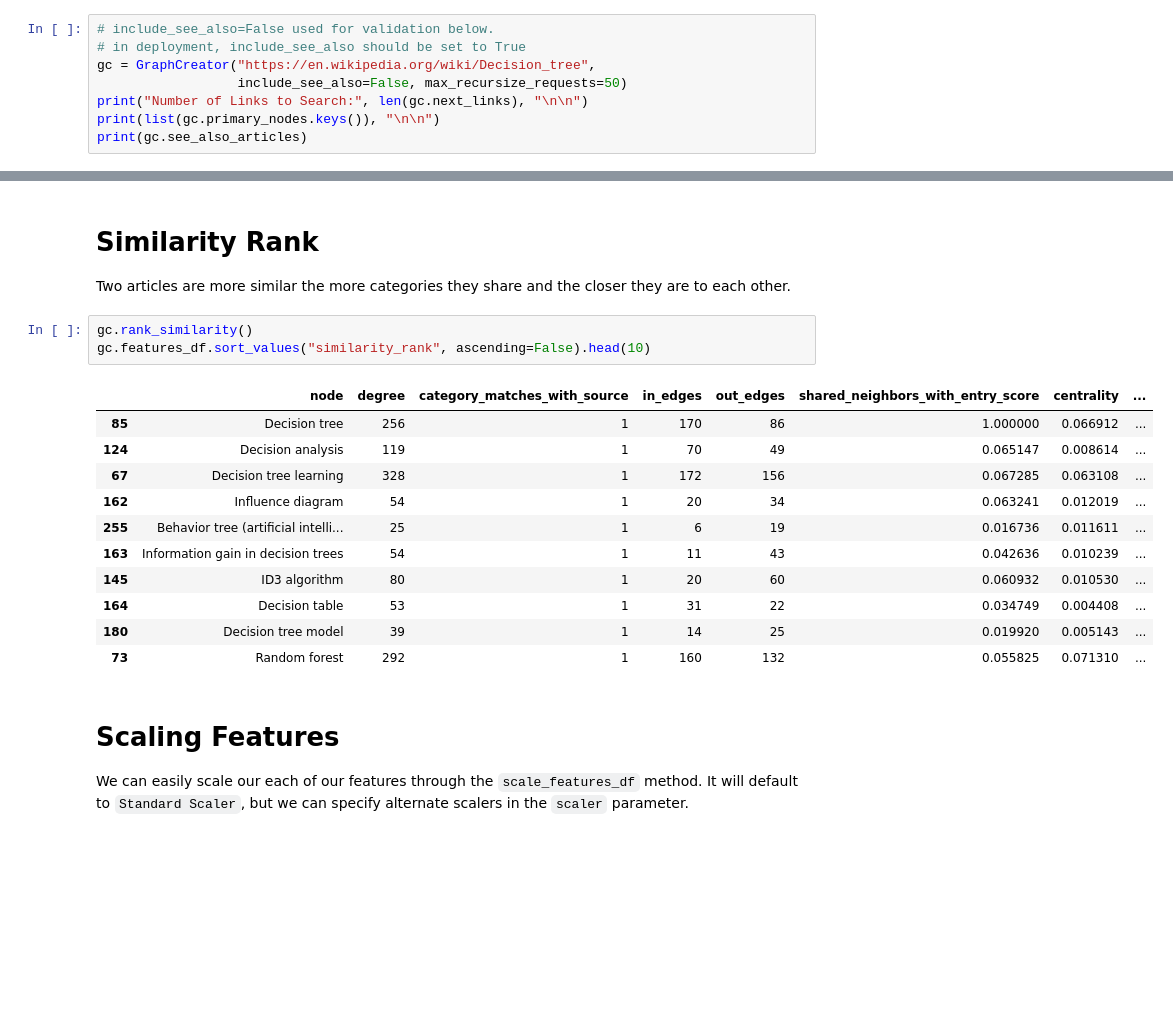
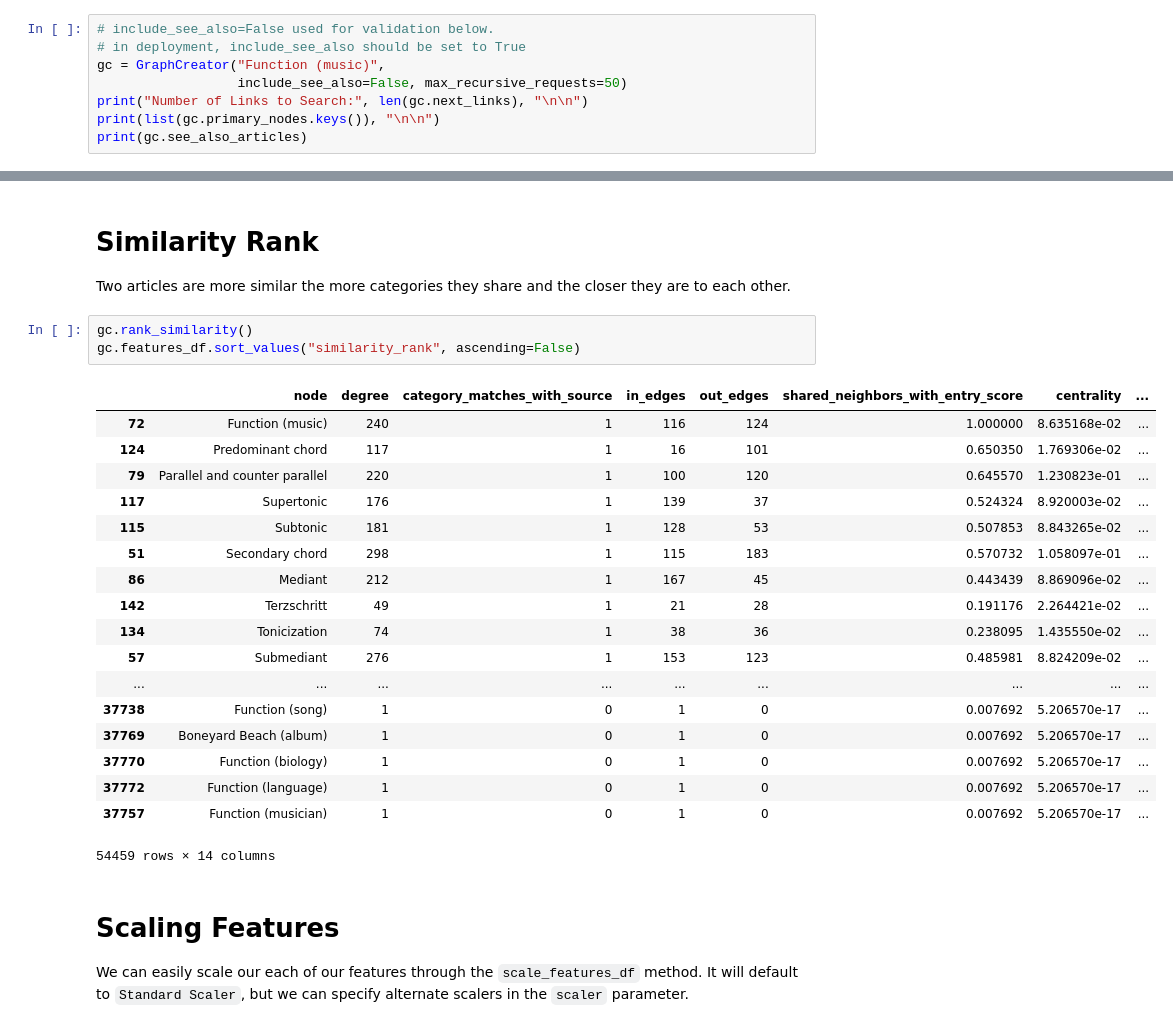
Before and after one commit to QED0711/wiki_learn, a Jupyter notebook: notebooks/GraphCreator.ipynb, the cells around one changed output, grey strips where cells are left out. Drawn from its saved outputs; the diff is of its cells as text; blank space fills up the shorter version.

```diff
--- a/notebooks/GraphCreator.ipynb
+++ b/notebooks/GraphCreator.ipynb
@@ -21,8 +21,8 @@ from evaluations import *
 # %%
 # include_see_also=False used for validation below.
 # in deployment, include_see_also should be set to True
-gc = GraphCreator("https://en.wikipedia.org/wiki/Decision_tree",
-                  include_see_also=False, max_recursize_requests=50)
+gc = GraphCreator("Function (music)",
+                  include_see_also=False, max_recursive_requests=50)
 print("Number of Links to Search:", len(gc.next_links), "\n\n")
 print(list(gc.primary_nodes.keys()), "\n\n")
 print(gc.see_also_articles)
@@ -74,19 +74,26 @@ features_df = gc.get_features_df(rank=False)
 Two articles are more similar the more categories they share and the closer they are to each other.
 # %%
 gc.rank_similarity()
-gc.features_df.sort_values("similarity_rank", ascending=False).head(10)
+gc.features_df.sort_values("similarity_rank", ascending=False)
 # %% [output]
 |  | node | degree | category_matches_with_source | in_edges | out_edges | shared_neighbors_with_entry_score | centrality | ... |
-| 85 | Decision tree | 256 | 1 | 170 | 86 | 1.000000 | 0.066912 | ... |
-| 124 | Decision analysis | 119 | 1 | 70 | 49 | 0.065147 | 0.008614 | ... |
-| 67 | Decision tree learning | 328 | 1 | 172 | 156 | 0.067285 | 0.063108 | ... |
-| 162 | Influence diagram | 54 | 1 | 20 | 34 | 0.063241 | 0.012019 | ... |
-| 255 | Behavior tree (artificial intelli... | 25 | 1 | 6 | 19 | 0.016736 | 0.011611 | ... |
-| 163 | Information gain in decision trees | 54 | 1 | 11 | 43 | 0.042636 | 0.010239 | ... |
-| 145 | ID3 algorithm | 80 | 1 | 20 | 60 | 0.060932 | 0.010530 | ... |
-| 164 | Decision table | 53 | 1 | 31 | 22 | 0.034749 | 0.004408 | ... |
-| 180 | Decision tree model | 39 | 1 | 14 | 25 | 0.019920 | 0.005143 | ... |
-| 73 | Random forest | 292 | 1 | 160 | 132 | 0.055825 | 0.071310 | ... |
+| 72 | Function (music) | 240 | 1 | 116 | 124 | 1.000000 | 8.635168e-02 | ... |
+| 124 | Predominant chord | 117 | 1 | 16 | 101 | 0.650350 | 1.769306e-02 | ... |
+| 79 | Parallel and counter parallel | 220 | 1 | 100 | 120 | 0.645570 | 1.230823e-01 | ... |
+| 117 | Supertonic | 176 | 1 | 139 | 37 | 0.524324 | 8.920003e-02 | ... |
+| 115 | Subtonic | 181 | 1 | 128 | 53 | 0.507853 | 8.843265e-02 | ... |
+| 51 | Secondary chord | 298 | 1 | 115 | 183 | 0.570732 | 1.058097e-01 | ... |
+| 86 | Mediant | 212 | 1 | 167 | 45 | 0.443439 | 8.869096e-02 | ... |
+| 142 | Terzschritt | 49 | 1 | 21 | 28 | 0.191176 | 2.264421e-02 | ... |
+| 134 | Tonicization | 74 | 1 | 38 | 36 | 0.238095 | 1.435550e-02 | ... |
+| 57 | Submediant | 276 | 1 | 153 | 123 | 0.485981 | 8.824209e-02 | ... |
+| ... | ... | ... | ... | ... | ... | ... | ... | ... |
+| 37738 | Function (song) | 1 | 0 | 1 | 0 | 0.007692 | 5.206570e-17 | ... |
+| 37769 | Boneyard Beach (album) | 1 | 0 | 1 | 0 | 0.007692 | 5.206570e-17 | ... |
+| 37770 | Function (biology) | 1 | 0 | 1 | 0 | 0.007692 | 5.206570e-17 | ... |
+| 37772 | Function (language) | 1 | 0 | 1 | 0 | 0.007692 | 5.206570e-17 | ... |
+| 37757 | Function (musician) | 1 | 0 | 1 | 0 | 0.007692 | 5.206570e-17 | ... |
+54459 rows × 14 columns
 # %% [markdown]
 # Scaling Features
 
```
Also changed, not shown: parts of 5 cells of this notebook, 5 other files.
